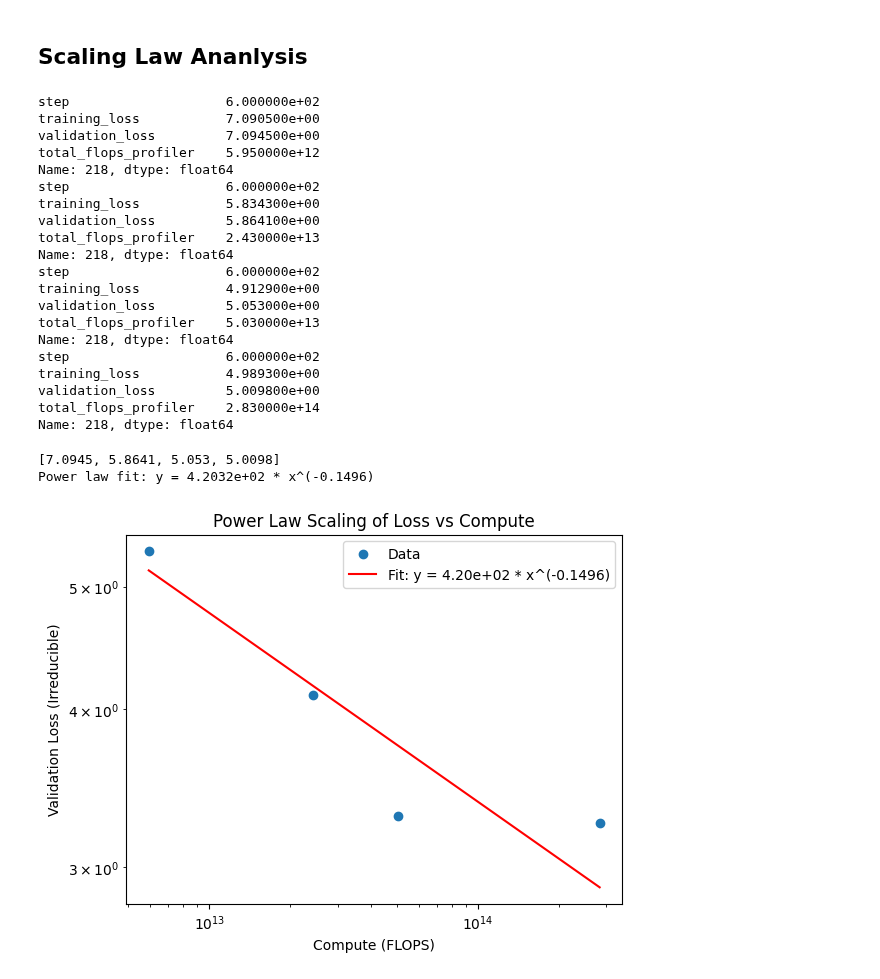
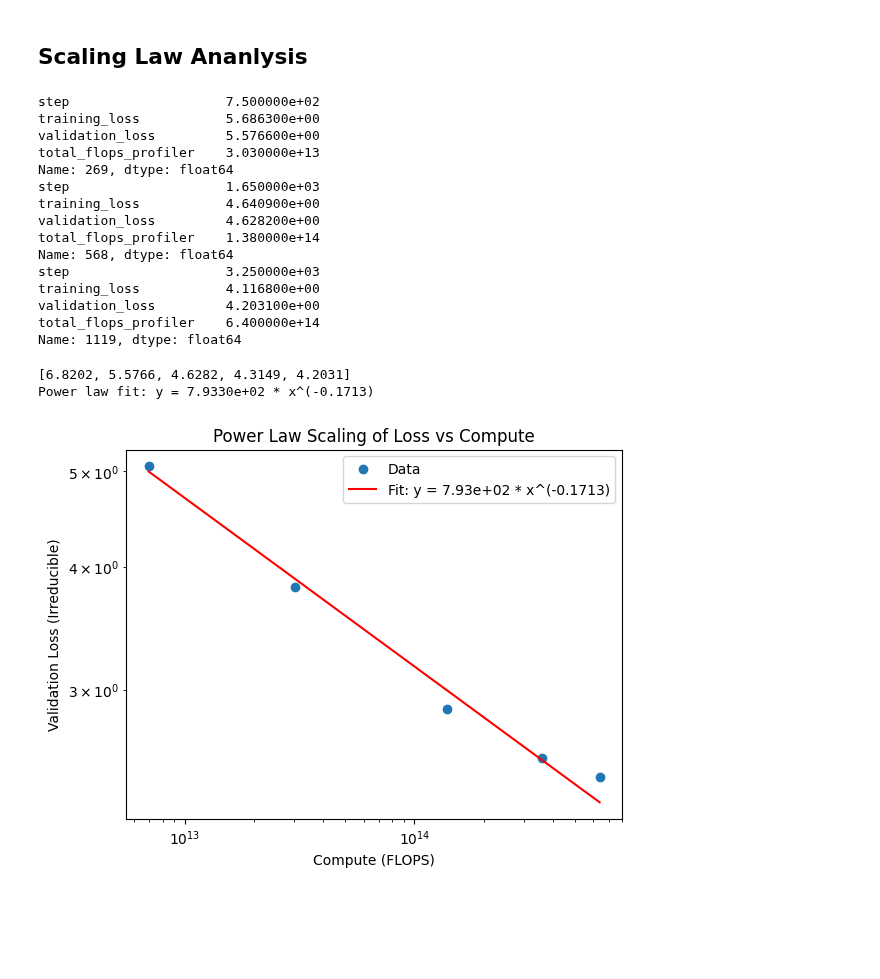
Before and after one commit to hansgundlach/Experimental_Progress, a Jupyter notebook: experimental_analysis/scaling_law_analysis.ipynb, the cells around one changed output. Cells and saved outputs as stored; diff of their text form; code cells hidden in the pictures; blank space fills up the shorter version.

Commit message:
working scaling experiment

```diff
--- a/experimental_analysis/scaling_law_analysis.ipynb
+++ b/experimental_analysis/scaling_law_analysis.ipynb
@@ -4,48 +4,44 @@
 import pandas as pd
 import matplotlib.pyplot as plt
 
-experiment_32 = pd.read_csv('../experimental_data_folder/Hidden_Dim_Scaling/16d.csv')
-experiment_64 = pd.read_csv('../experimental_data_folder/Hidden_Dim_Scaling/32d.csv')
-experiment_128 = pd.read_csv('../experimental_data_folder/Hidden_Dim_Scaling/64d.csv')
-experiment_256 = pd.read_csv('../experimental_data_folder/Hidden_Dim_Scaling/128d.csv')
+experiment_16 = pd.read_csv('../experimental_data_folder/Hidden_Dim_Scaling/16d.csv')
+experiment_32 = pd.read_csv('../experimental_data_folder/Hidden_Dim_Scaling/32d.csv')
+experiment_64 = pd.read_csv('../experimental_data_folder/Hidden_Dim_Scaling/64d.csv')
+experiment_96 = pd.read_csv('../experimental_data_folder/Hidden_Dim_Scaling/96d.csv')
+experiment_128 = pd.read_csv('../experimental_data_folder/Hidden_Dim_Scaling/128d.csv')
 
 #read the last line of each experiment
+last_line_16 = experiment_16.iloc[-1]
 last_line_32 = experiment_32.iloc[-1]
 last_line_64 = experiment_64.iloc[-1]
+last_line_96 = experiment_96.iloc[-1]
 last_line_128 = experiment_128.iloc[-1]
-last_line_256 = experiment_256.iloc[-1]
 
 #print the last line of each experiment
 print(last_line_32)
 print(last_line_64)
 print(last_line_128)
-print(last_line_256)
 # %% [output]
-step                    6.000000e+02
-training_loss           7.090500e+00
-validation_loss         7.094500e+00
-total_flops_profiler    5.950000e+12
-Name: 218, dtype: float64
-step                    6.000000e+02
-training_loss           5.834300e+00
-validation_loss         5.864100e+00
-total_flops_profiler    2.430000e+13
-Name: 218, dtype: float64
-step                    6.000000e+02
-training_loss           4.912900e+00
-validation_loss         5.053000e+00
-total_flops_profiler    5.030000e+13
-Name: 218, dtype: float64
-step                    6.000000e+02
-training_loss           4.989300e+00
-validation_loss         5.009800e+00
-total_flops_profiler    2.830000e+14
-Name: 218, dtype: float64
+step                    7.500000e+02
+training_loss           5.686300e+00
+validation_loss         5.576600e+00
+total_flops_profiler    3.030000e+13
+Name: 269, dtype: float64
+step                    1.650000e+03
+training_loss           4.640900e+00
+validation_loss         4.628200e+00
+total_flops_profiler    1.380000e+14
+Name: 568, dtype: float64
+step                    3.250000e+03
+training_loss           4.116800e+00
+validation_loss         4.203100e+00
+total_flops_profiler    6.400000e+14
+Name: 1119, dtype: float64
 # %%
 #plot of compute vs validation loss for each experiment and fit a power law
 
-final_val_loss = [last_line_32['validation_loss'], last_line_64['validation_loss'], last_line_128['validation_loss'], last_line_256['validation_loss']]
-final_compute = [last_line_32['total_flops_profiler'], last_line_64['total_flops_profiler'], last_line_128['total_flops_profiler'], last_line_256['total_flops_profiler']]
+final_val_loss = [last_line_16['validation_loss'], last_line_32['validation_loss'], last_line_64['validation_loss'], last_line_96['validation_loss'], last_line_128['validation_loss']]
+final_compute = [last_line_16['total_flops_profiler'], last_line_32['total_flops_profiler'], last_line_64['total_flops_profiler'], last_line_96['total_flops_profiler'], last_line_128['total_flops_profiler']]
 
 print(final_val_loss)
 final_val_loss_irreducible = [val - 1.76 for val in final_val_loss]
@@ -54,33 +50,33 @@ final_val_loss_irreducible = [val - 1.76 for val in final_val_loss]
 import numpy as np
 from scipy.optimize import curve_fit
 
 def power_law(x, a, b):
     return a * np.power(x, b)
 
 # Convert to numpy arrays
 x_data = np.array(final_compute)
 y_data = np.array(final_val_loss_irreducible)
 
 # Fit the power law
 params, covariance = curve_fit(power_law, x_data, y_data)
 a, b = params
 print(f"Power law fit: y = {a:.4e} * x^({b:.4f})")
 
 # Generate fitted curve for plotting
 x_fit = np.logspace(np.log10(min(x_data)), np.log10(max(x_data)), 100)
 y_fit = power_law(x_fit, a, b)
 
 # Plot the data and the fit
 plt.scatter(final_compute, final_val_loss_irreducible, label='Data')
 plt.plot(x_fit, y_fit, 'r-', label=f'Fit: y = {a:.2e} * x^({b:.4f})')
 plt.xlabel('Compute (FLOPS)')
 plt.ylabel('Validation Loss (Irreducible)')
 plt.yscale('log')
 plt.xscale('log')
 plt.legend()
 plt.title('Power Law Scaling of Loss vs Compute')
 plt.show()
 # %% [output]
-[7.0945, 5.8641, 5.053, 5.0098]
-Power law fit: y = 4.2032e+02 * x^(-0.1496)
+[6.8202, 5.5766, 4.6282, 4.3149, 4.2031]
+Power law fit: y = 7.9330e+02 * x^(-0.1713)
-[figure, old version]
+[figure, new version]
```
Also changed, not shown: parts of 4 cells of this notebook, 3 other files.
